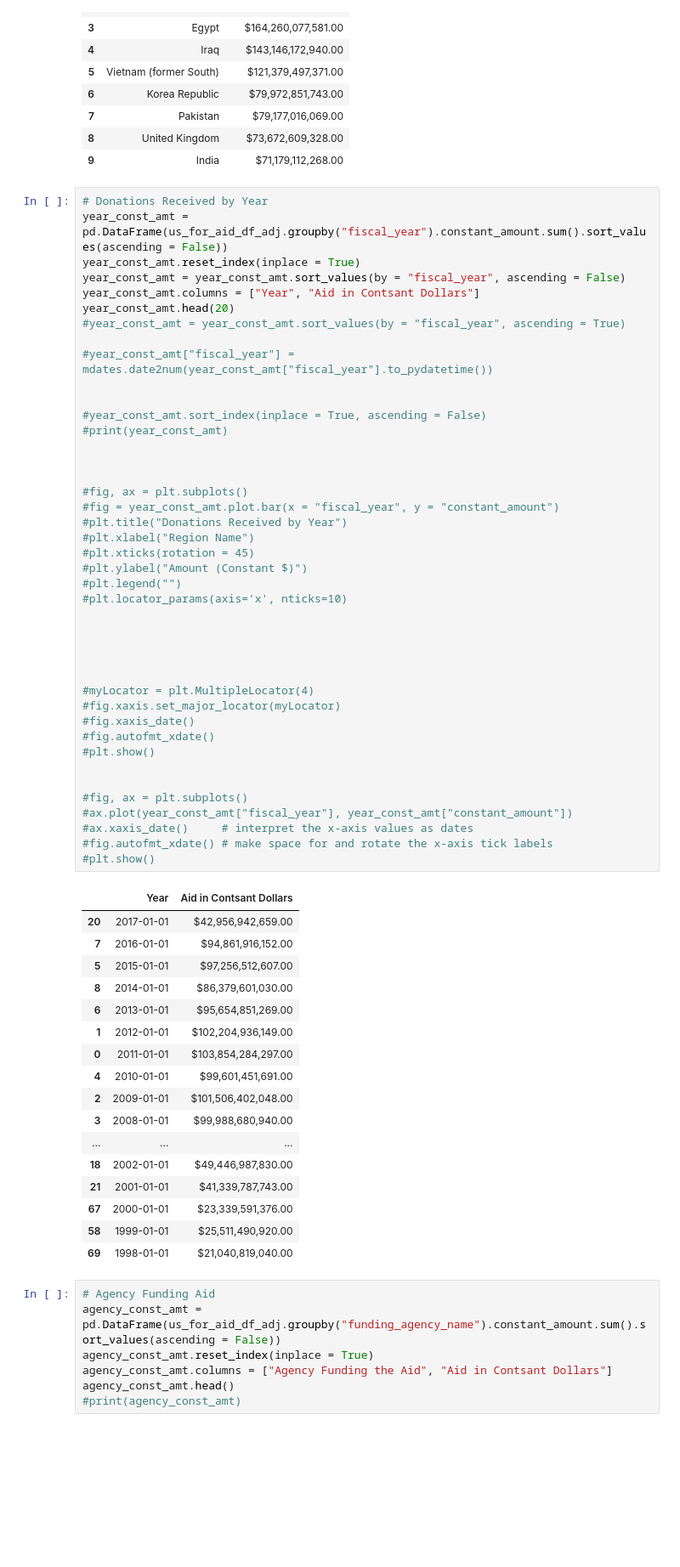
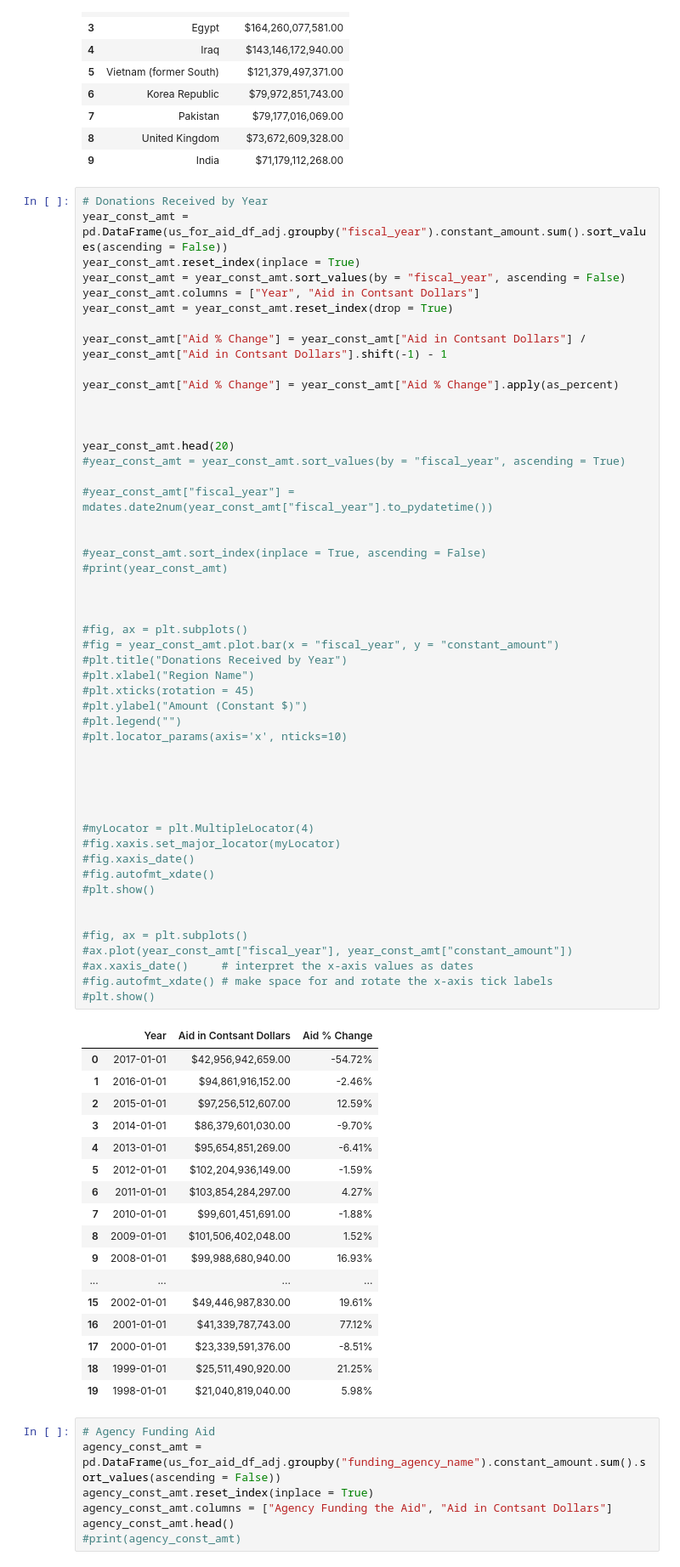
Before and after one commit to alexjhe/Python_Class_Final_Project, a Jupyter notebook: Python_Project_2_Exploratory_Notebook.ipynb, the cells around one changed output. Shown: that part at 85% size. Saved outputs shown, nothing was run; the diff lists cells and outputs as text; blank space fills up the shorter version.

```diff
--- a/Python_Project_2_Exploratory_Notebook.ipynb
+++ b/Python_Project_2_Exploratory_Notebook.ipynb
@@ -232,6 +232,14 @@ year_const_amt = pd.DataFrame(us_for_aid_df_adj.groupby("fiscal_year").constant_
 year_const_amt.reset_index(inplace = True)
 year_const_amt = year_const_amt.sort_values(by = "fiscal_year", ascending = False)
 year_const_amt.columns = ["Year", "Aid in Contsant Dollars"]
+year_const_amt = year_const_amt.reset_index(drop = True)
+
+year_const_amt["Aid % Change"] = year_const_amt["Aid in Contsant Dollars"] / year_const_amt["Aid in Contsant Dollars"].shift(-1) - 1
+
+year_const_amt["Aid % Change"] = year_const_amt["Aid % Change"].apply(as_percent)
+
+
+
 year_const_amt.head(20)
 #year_const_amt = year_const_amt.sort_values(by = "fiscal_year", ascending = True)
 
@@ -242,50 +250,50 @@ year_const_amt.head(20)
 #print(year_const_amt)
 
 
 
 #fig, ax = plt.subplots()
 #fig = year_const_amt.plot.bar(x = "fiscal_year", y = "constant_amount")
 #plt.title("Donations Received by Year")
 #plt.xlabel("Region Name")
 #plt.xticks(rotation = 45)
 #plt.ylabel("Amount (Constant $)")
 #plt.legend("")
 #plt.locator_params(axis='x', nticks=10)
 
 
 
 
 
 #myLocator = plt.MultipleLocator(4)
 #fig.xaxis.set_major_locator(myLocator)
 #fig.xaxis_date()
 #fig.autofmt_xdate()
 #plt.show()
 
 
 #fig, ax = plt.subplots()
 #ax.plot(year_const_amt["fiscal_year"], year_const_amt["constant_amount"])
 #ax.xaxis_date()     # interpret the x-axis values as dates
 #fig.autofmt_xdate() # make space for and rotate the x-axis tick labels
 #plt.show()
 # %% [output]
-|  | Year | Aid in Contsant Dollars |
-| 20 | 2017-01-01 | $42,956,942,659.00 |
-| 7 | 2016-01-01 | $94,861,916,152.00 |
-| 5 | 2015-01-01 | $97,256,512,607.00 |
-| 8 | 2014-01-01 | $86,379,601,030.00 |
-| 6 | 2013-01-01 | $95,654,851,269.00 |
-| 1 | 2012-01-01 | $102,204,936,149.00 |
-| 0 | 2011-01-01 | $103,854,284,297.00 |
-| 4 | 2010-01-01 | $99,601,451,691.00 |
-| 2 | 2009-01-01 | $101,506,402,048.00 |
-| 3 | 2008-01-01 | $99,988,680,940.00 |
-| ... | ... | ... |
-| 18 | 2002-01-01 | $49,446,987,830.00 |
-| 21 | 2001-01-01 | $41,339,787,743.00 |
-| 67 | 2000-01-01 | $23,339,591,376.00 |
-| 58 | 1999-01-01 | $25,511,490,920.00 |
-| 69 | 1998-01-01 | $21,040,819,040.00 |
+|  | Year | Aid in Contsant Dollars | Aid % Change |
+| 0 | 2017-01-01 | $42,956,942,659.00 | -54.72% |
+| 1 | 2016-01-01 | $94,861,916,152.00 | -2.46% |
+| 2 | 2015-01-01 | $97,256,512,607.00 | 12.59% |
+| 3 | 2014-01-01 | $86,379,601,030.00 | -9.70% |
+| 4 | 2013-01-01 | $95,654,851,269.00 | -6.41% |
+| 5 | 2012-01-01 | $102,204,936,149.00 | -1.59% |
+| 6 | 2011-01-01 | $103,854,284,297.00 | 4.27% |
+| 7 | 2010-01-01 | $99,601,451,691.00 | -1.88% |
+| 8 | 2009-01-01 | $101,506,402,048.00 | 1.52% |
+| 9 | 2008-01-01 | $99,988,680,940.00 | 16.93% |
+| ... | ... | ... | ... |
+| 15 | 2002-01-01 | $49,446,987,830.00 | 19.61% |
+| 16 | 2001-01-01 | $41,339,787,743.00 | 77.12% |
+| 17 | 2000-01-01 | $23,339,591,376.00 | -8.51% |
+| 18 | 1999-01-01 | $25,511,490,920.00 | 21.25% |
+| 19 | 1998-01-01 | $21,040,819,040.00 | 5.98% |
 # %%
 # Agency Funding Aid
 agency_const_amt = pd.DataFrame(us_for_aid_df_adj.groupby("funding_agency_name").constant_amount.sum().sort_values(ascending = False))
```
Also changed, not shown: parts of 7 cells of this notebook.
